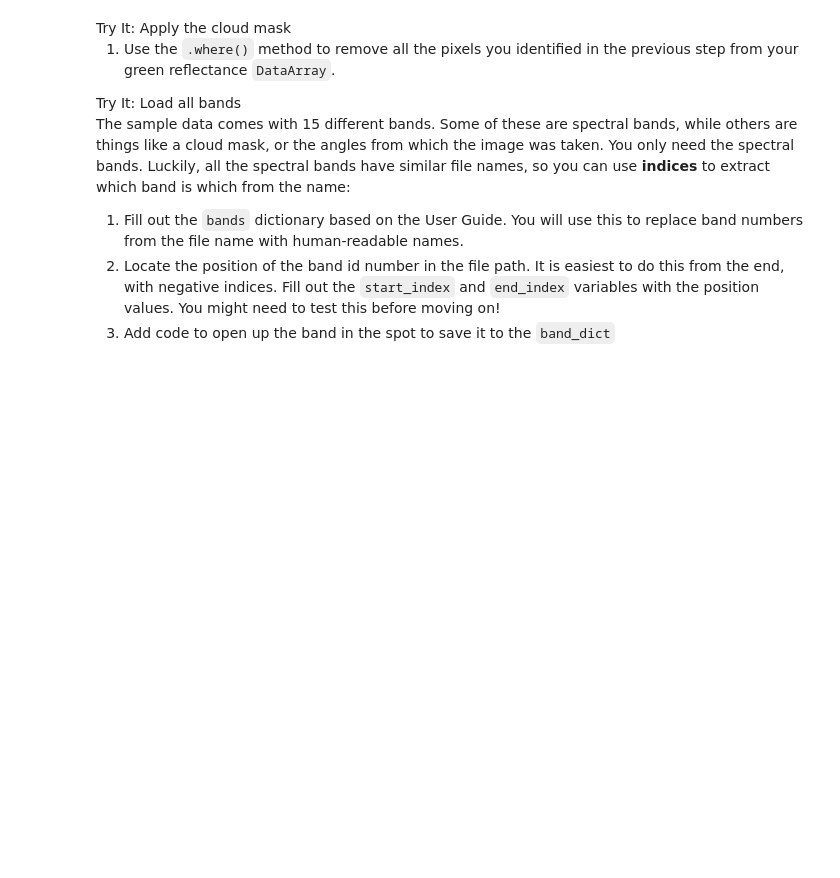
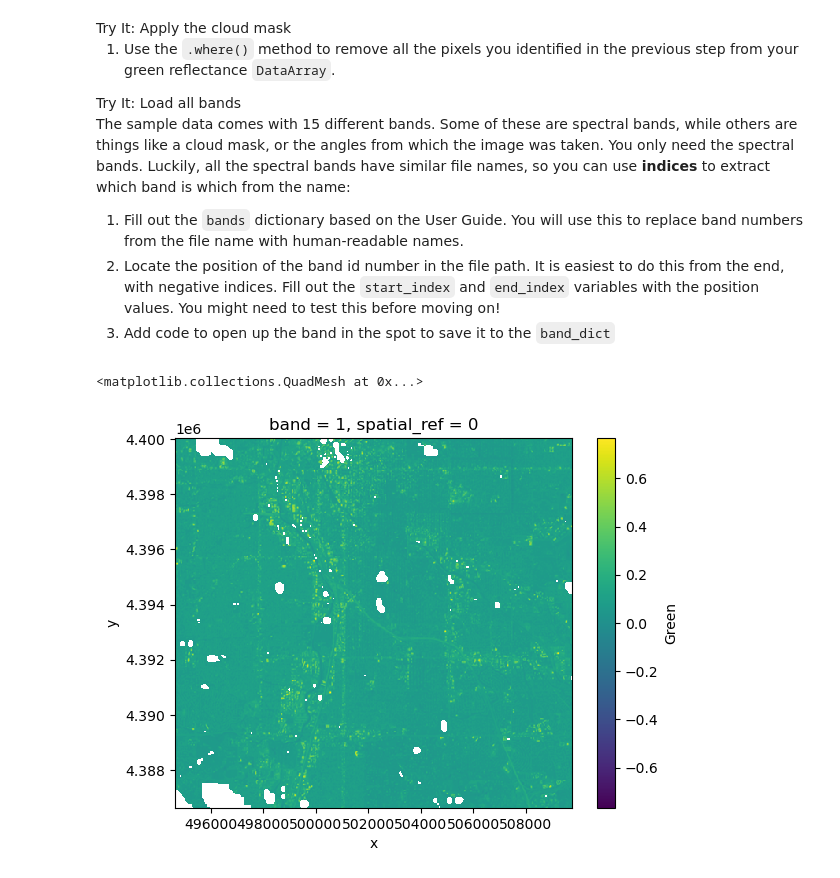
Before and after one commit to earthlab-education/fundamentals-04-redlining-ZacharyCJDecker, a Jupyter notebook: notebooks/redlining-32-wrangle-multispectral.ipynb, the cells around one changed output. Saved outputs shown, nothing was run; the diff lists cells and outputs as text; code cells hidden in the pictures; blank space fills up the shorter version.

```diff
--- a/notebooks/redlining-32-wrangle-multispectral.ipynb
+++ b/notebooks/redlining-32-wrangle-multispectral.ipynb
@@ -202,7 +221,7 @@ cloud_bits = (
     np.unpackbits(
         (
             # Get the cloud mask as an array...
-            cloud_da.values
+            fmask_da.values
             # ... of 8-bit integers
             .astype('uint8')
             # With an extra axis to unpack the bits into
@@ -214,17 +233,18 @@ cloud_bits = (
         axis=-1)
 )
 
+
 bits_to_mask = [
-    , # Cloud
-    , # Adjacent to cloud
-    , # Cloud shadow
-    ] # Water
+    1, # Cloud
+    2, # Adjacent to cloud
+    3, # Cloud shadow
+    5] # Water
 cloud_mask = np.sum(
     # Select bits 1, 2, and 3
     cloud_bits[:,:,bits_to_mask],
     # Sum along the bit axis
     axis=-1
-# Check if any of bits 1, 2, or 3 are true
+# Check if any of bits 1, 2, 3 or 5 are true
 ) == 0
 
 cloud_mask
@@ -252,6 +280,11 @@ position values. You might need to test this before moving on!</li>
 <li>Add code to open up the band in the spot to save it to the
 <code>band_dict</code></li>
 </ol></div></div>
+# %%
+green_da.where(cloud_mask).plot(cmap='viridis')
+# %% [output]
+<matplotlib.collections.QuadMesh at 0x...>
+[figure, added]
 # %%
 # Define band labels
 bands = {
```
Also changed, not shown: parts of 6 cells of this notebook, 4 other files.
